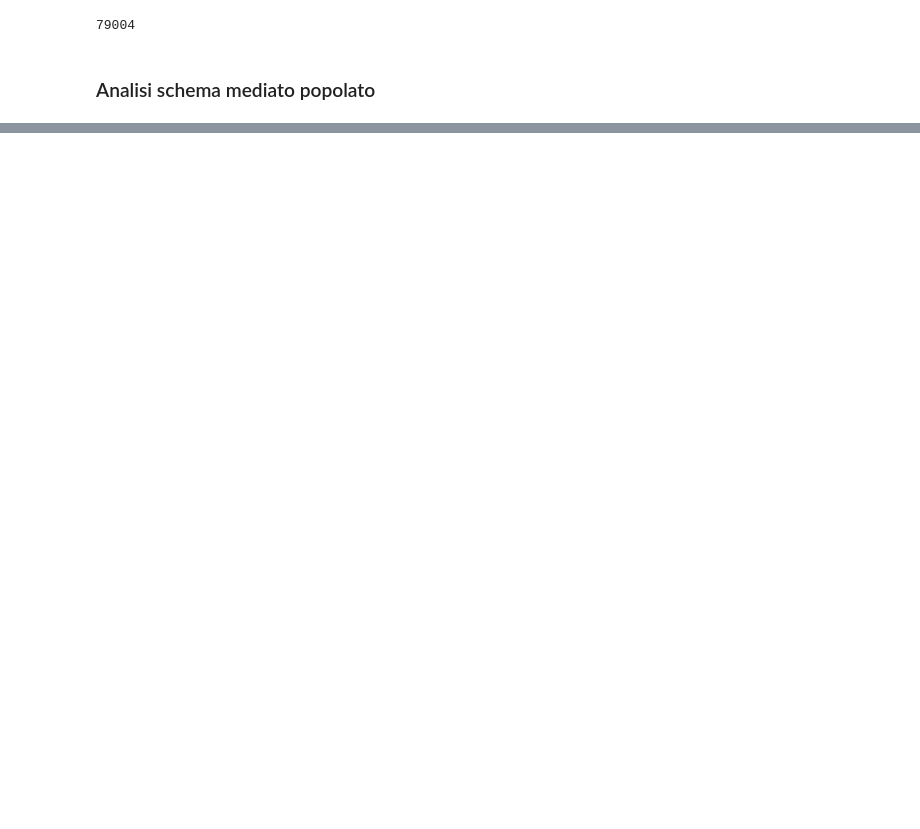
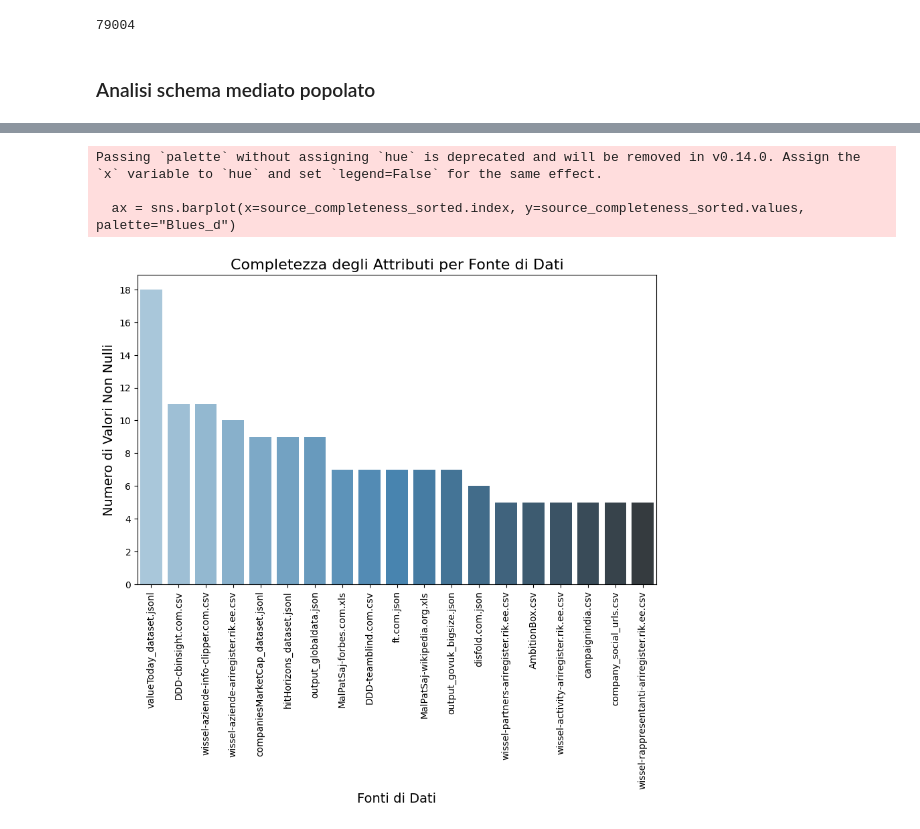
Before and after one commit to MatVitale6/IngegneriaDeiDatiProject, a Jupyter notebook: homework5/data_analysis.ipynb, the cells around one changed output, grey strips where cells are left out. Cells and saved outputs as stored; diff of their text form; code cells hidden in the pictures; blank space fills up the shorter version.

```diff
--- a/homework5/data_analysis.ipynb
+++ b/homework5/data_analysis.ipynb
@@ -278,0 +306,31 @@ Passing `palette` without assigning `hue` is deprecated and will be removed in v
+# %%
+import matplotlib.pyplot as plt
+import seaborn as sns
+from matplotlib.ticker import MaxNLocator
+
+# Supponiamo che `schema_comparison` sia il DataFrame contenente i tuoi dati
+# Calcola la completezza per fonte di dati
+source_completeness = schema_comparison.set_index('Column').notna().sum(axis=0)
+
+# Ordina i risultati in ordine decrescente
+source_completeness_sorted = source_completeness.sort_values(ascending=False)
+
+# Creazione del grafico
+plt.figure(figsize=(10, 6))
+ax = sns.barplot(x=source_completeness_sorted.index, y=source_completeness_sorted.values, palette="Blues_d")
+
+# Dettagli del grafico
+ax.set_title('Completezza degli Attributi per Fonte di Dati', fontsize=16)
+ax.set_xlabel('Fonti di Dati', fontsize=14)
+ax.set_ylabel('Numero di Valori Non Nulli', fontsize=14)
+plt.xticks(rotation=90)  # Ruotare le etichette sull'asse X per una visibilità migliore
+
+# Impostazione dell'asse Y per mostrare numeri interi fino a 18
+ax.yaxis.set_major_locator(MaxNLocator(integer=True, prune='upper'))  # Limita la scala dell'asse Y a numeri interi
+
+plt.show()
+# %% [output]
+Passing `palette` without assigning `hue` is deprecated and will be removed in v0.14.0. Assign the `x` variable to `hue` and set `legend=False` for the same effect.
+
+  ax = sns.barplot(x=source_completeness_sorted.index, y=source_completeness_sorted.values, palette="Blues_d")
+[figure, added]
```
Also changed, not shown: parts of 12 cells of this notebook, 1 other file.
